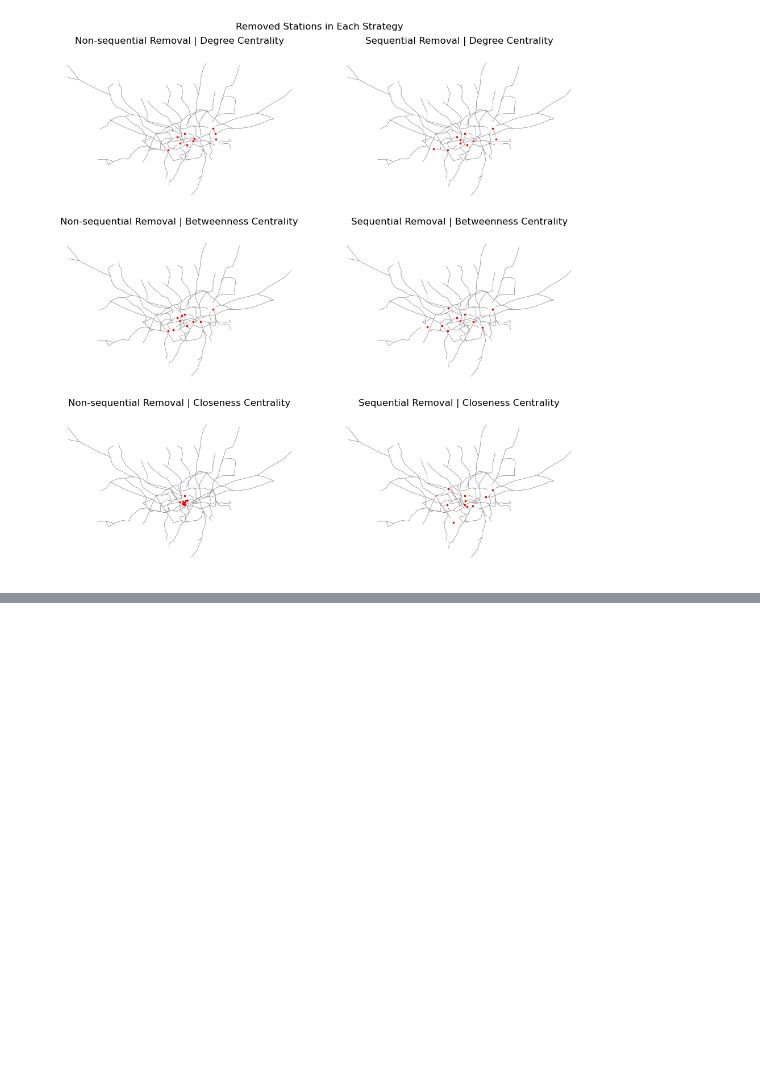
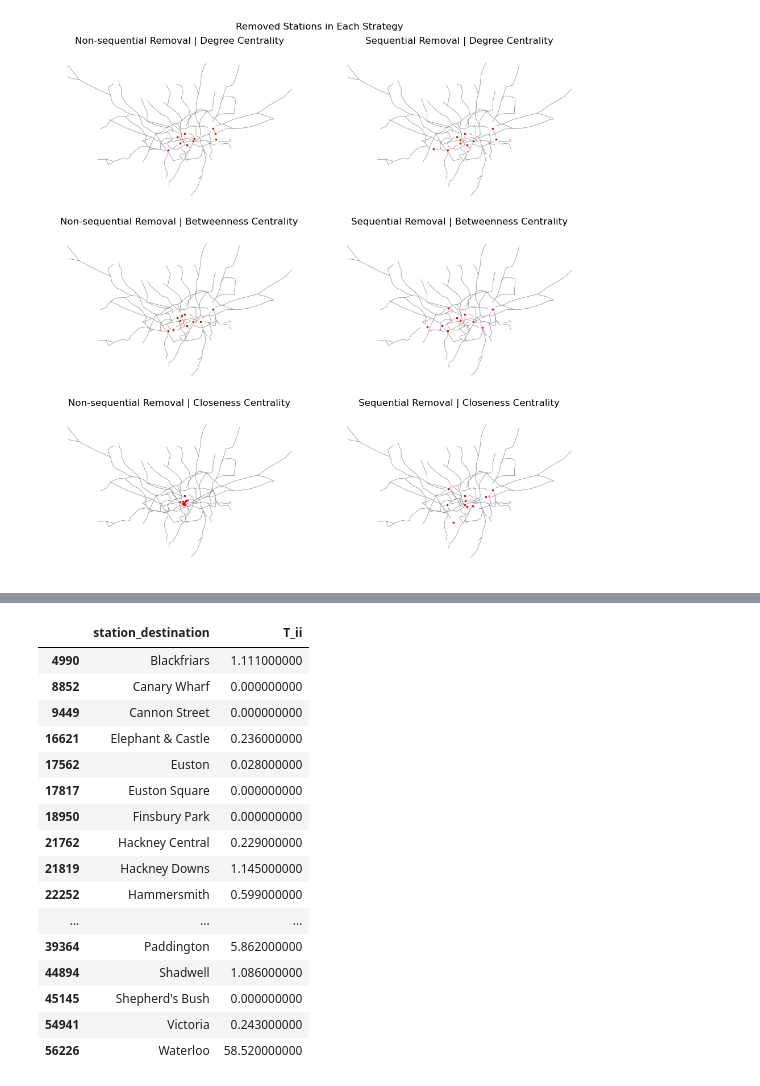
Before and after one commit to sokimura39/Urban_Simulation_Report, a Jupyter notebook: 01_network_analysis.ipynb, the cells around one changed output, grey strips where cells are left out. Cells and saved outputs as stored; diff of their text form; code cells hidden in the pictures; blank space fills up the shorter version.

```diff
--- a/01_network_analysis.ipynb
+++ b/01_network_analysis.ipynb
@@ -822,0 +892,11 @@ plt.show()
+# %%
+# clean station names that have different annotations
+london_OD_AMpeak['station_origin']= london_OD_AMpeak.station_origin.apply(lambda x:
+                                      re.sub('\sLU\s?|\sLO\s?|\sNR\s?|\sTf[lL]\s?|\sDLR\s?|\s\(.*\)', '', x)
+                                     )
+london_OD_AMpeak['station_destination']=london_OD_AMpeak.station_destination.apply(lambda x:
+                                      re.sub('\sLU\s?|\sLO\s?|\sNR\s?|\sTf[lL]\s?|\sDLR\s?|\s\(.*\)', '', x)
+                                     )
+
+# group by origin and destination station and sum the flows
+london_OD_AMpeak = london_OD_AMpeak.groupby(['station_origin', 'station_destination'], as_index=False).sum()
@@ -822,0 +914,6 @@ plt.show()
+# %%
+# look for differences in the names
+OD_names = set(london_OD_AMpeak.station_origin.unique())
+network_names = set([n for n in G.nodes()])
+
+network_names.symmetric_difference(OD_names)
@@ -822,0 +934,16 @@ plt.show()
+# %%
+# get the names we need to fix
+name_map = {
+    'Heathrow Terminal 4 EL': 'Heathrow Terminal 4',
+    'Heathrow Terminals 123': 'Heathrow Terminals 2 & 3',
+    'Heathrow Terminals 2 & 3 EL': 'Heathrow Terminals 2 & 3',
+    "Walthamstow Queen's Road": 'Walthamstow Queens Road'
+}
+
+# apply to the OD dataframe
+london_OD_AMpeak.station_origin = london_OD_AMpeak.station_origin.apply(
+    lambda x: name_map[x] if x in name_map.keys() else x
+)
+london_OD_AMpeak.station_destination = london_OD_AMpeak.station_destination.apply(
+    lambda x: name_map[x] if x in name_map.keys() else x
+)
@@ -822,0 +1072,20 @@ plt.show()
+# %%
+london_OD_AMpeak[london_OD_AMpeak['station_origin'] == london_OD_AMpeak['station_destination']].rename(columns = {'flows': 'T_ii'}).iloc[:, 1:]
+# %% [output]
+|  | station_destination | T_ii |
+| 4990 | Blackfriars | 1.111000000 |
+| 8852 | Canary Wharf | 0.000000000 |
+| 9449 | Cannon Street | 0.000000000 |
+| 16621 | Elephant & Castle | 0.236000000 |
+| 17562 | Euston | 0.028000000 |
+| 17817 | Euston Square | 0.000000000 |
+| 18950 | Finsbury Park | 0.000000000 |
+| 21762 | Hackney Central | 0.229000000 |
+| 21819 | Hackney Downs | 1.145000000 |
+| 22252 | Hammersmith | 0.599000000 |
+| ... | ... | ... |
+| 39364 | Paddington | 5.862000000 |
+| 44894 | Shadwell | 1.086000000 |
+| 45145 | Shepherd's Bush | 0.000000000 |
+| 54941 | Victoria | 0.243000000 |
+| 56226 | Waterloo | 58.520000000 |
```
Also changed, not shown: parts of 18 cells of this notebook, 3 other files.
